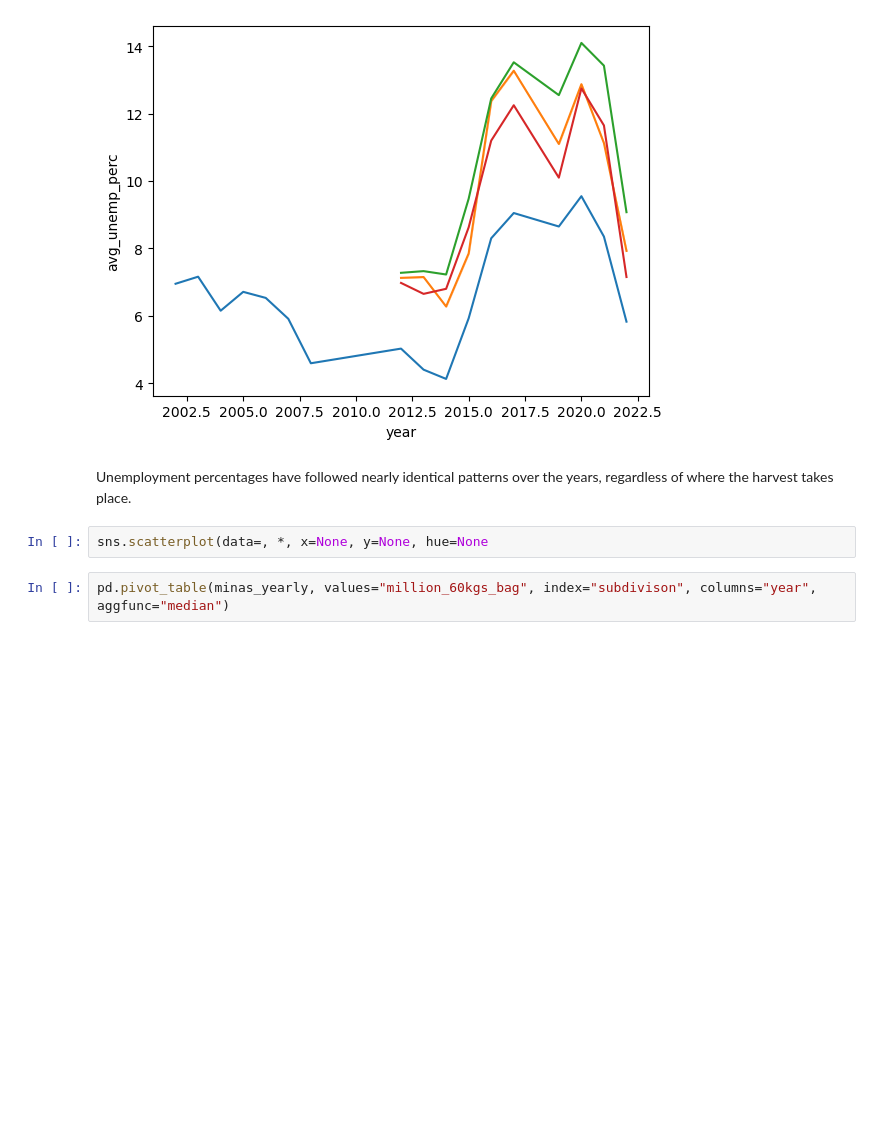
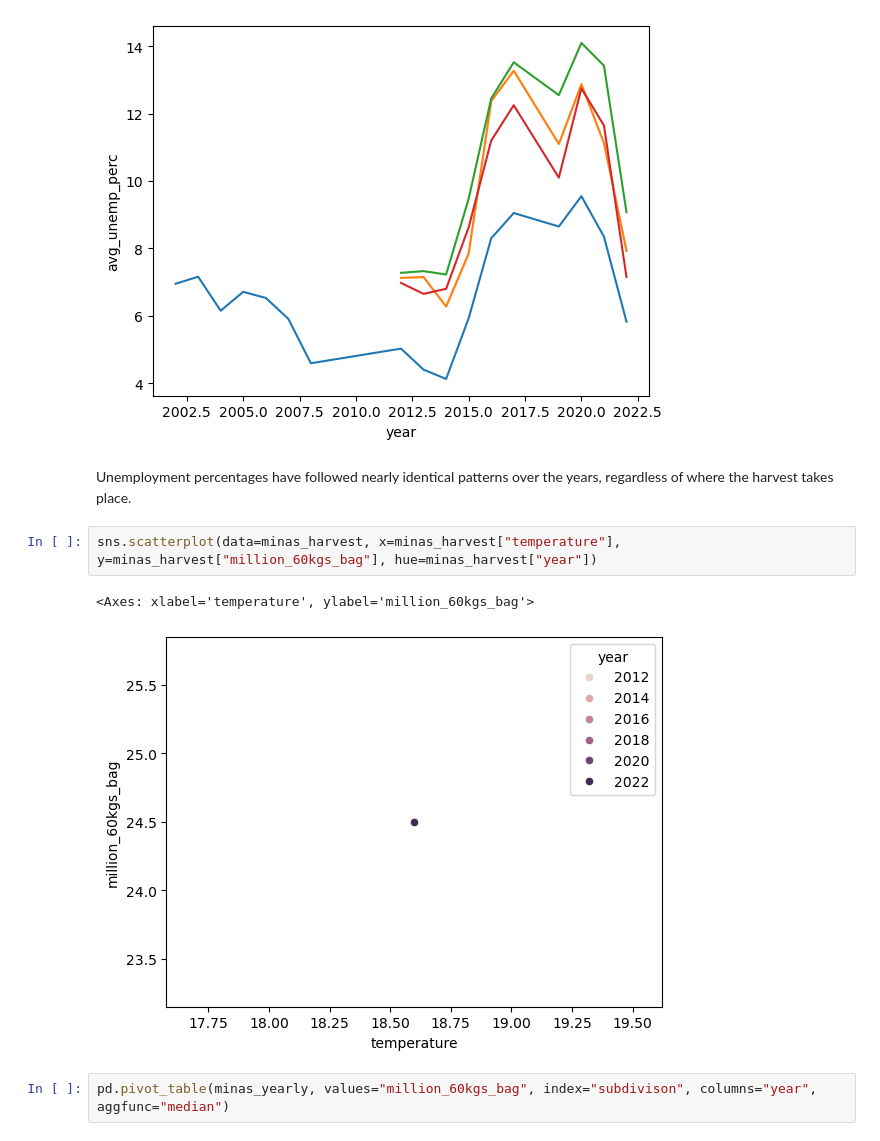
Before and after one commit to theslater11/WeatherDataMG, a Jupyter notebook: weather_api/notebooks/explore_weather.ipynb, the cells around one changed output. Saved outputs shown, nothing was run; the diff lists cells and outputs as text; blank space fills up the shorter version.

```diff
--- a/weather_api/notebooks/explore_weather.ipynb
+++ b/weather_api/notebooks/explore_weather.ipynb
@@ -102,7 +117,10 @@ sns.lineplot(minas_unemp)
 # %% [markdown]
 Unemployment percentages have followed nearly identical patterns over the years, regardless of where the harvest takes place.
 # %%
-sns.scatterplot(data=, *, x=None, y=None, hue=None
+sns.scatterplot(data=minas_harvest, x=minas_harvest["temperature"], y=minas_harvest["million_60kgs_bag"], hue=minas_harvest["year"])
+# %% [output]
+<Axes: xlabel='temperature', ylabel='million_60kgs_bag'>
+[figure, added]
 # %%
 pd.pivot_table(minas_yearly, values="million_60kgs_bag", index="subdivison", columns="year", aggfunc="median")
 # %% [output]
```
Also changed, not shown: parts of 4 cells of this notebook, 3 other files.
